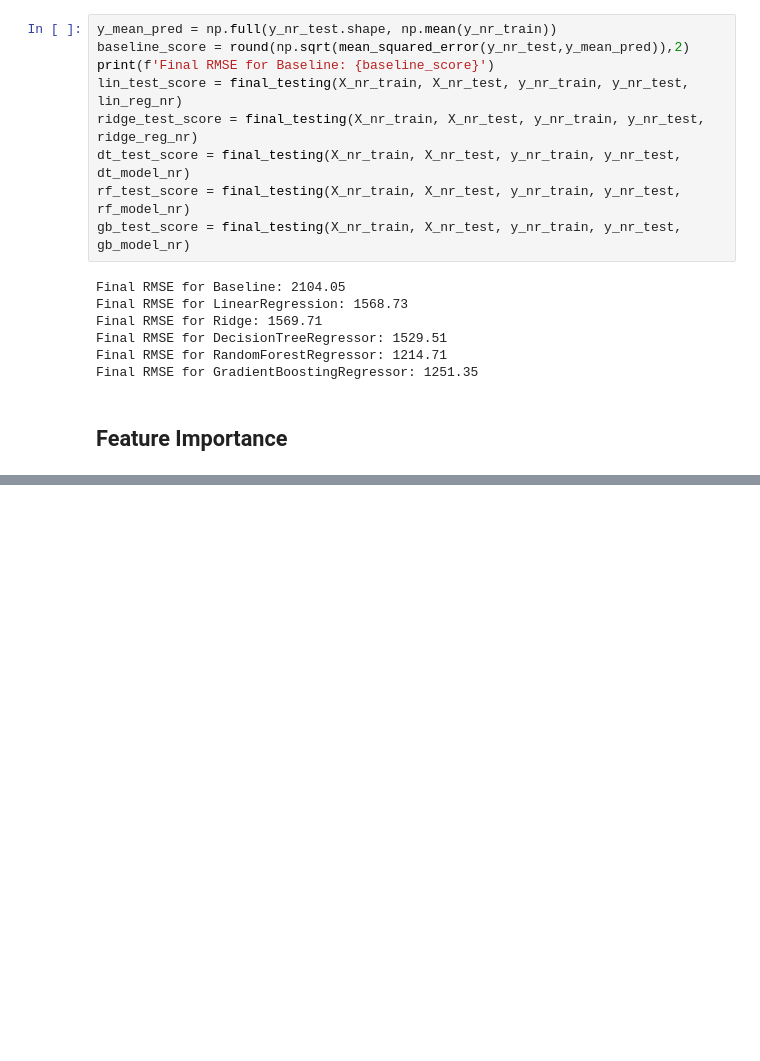
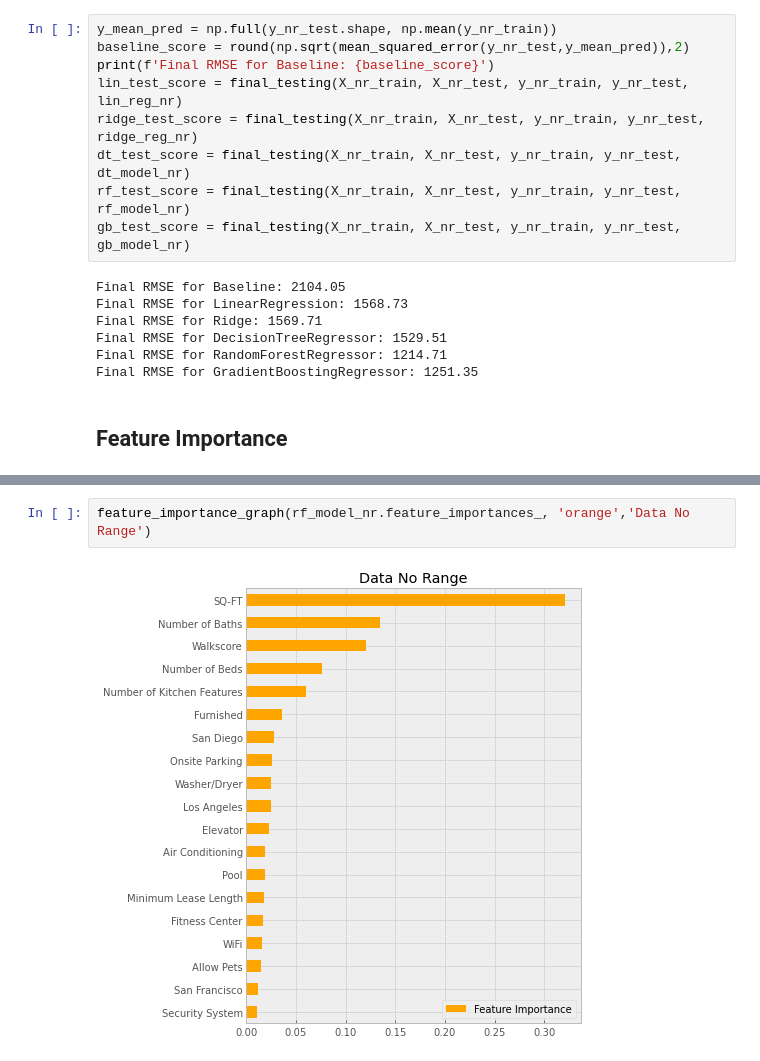
Before and after one commit to yenholaivy/CaliforniaRentalValueEstimation, a Jupyter notebook: California_Rental_Price_Estimator.ipynb, the cells around one changed output, grey strips where cells are left out. Cells and saved outputs as stored; diff of their text form; blank space fills up the shorter version.

```diff
--- a/California_Rental_Price_Estimator.ipynb
+++ b/California_Rental_Price_Estimator.ipynb
@@ -332,0 +345,4 @@ Final RMSE for GradientBoostingRegressor: 1251.35
+# %%
+feature_importance_graph(rf_model_nr.feature_importances_, 'orange','Data No Range')
+# %% [output]
+[figure, added]
```
Also changed, not shown: parts of 7 cells of this notebook, 1 other file.
